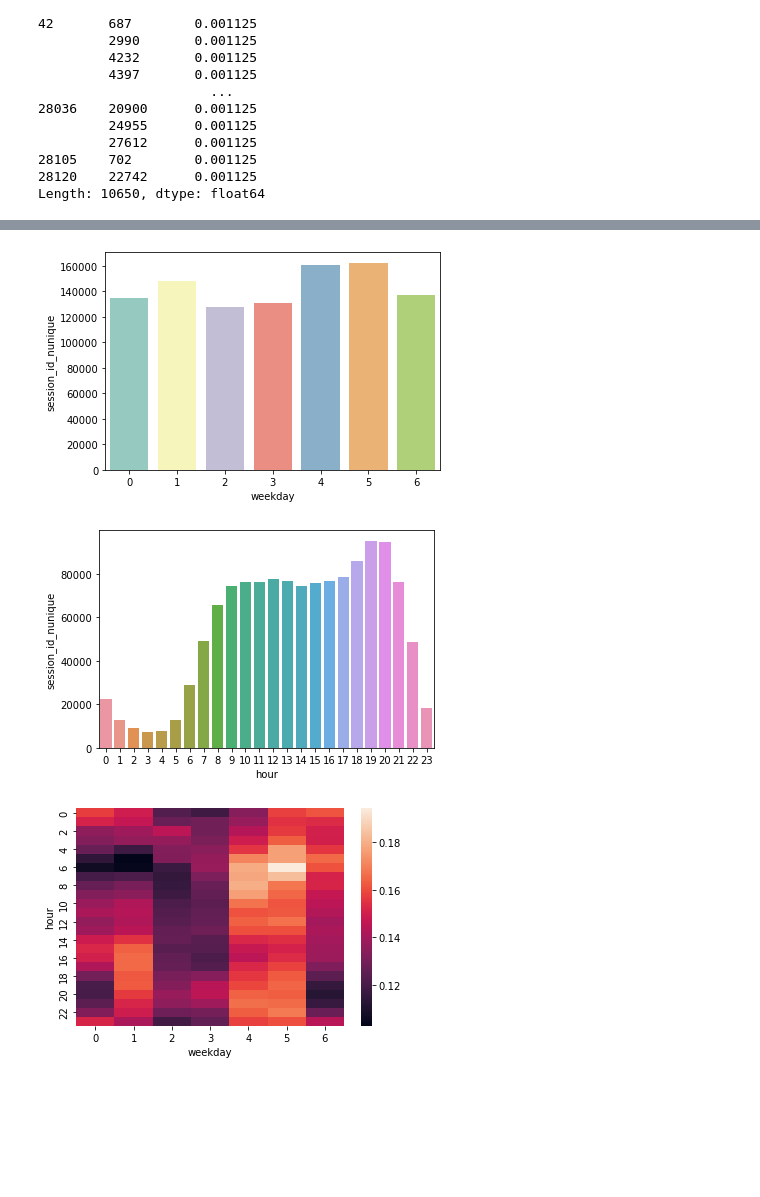
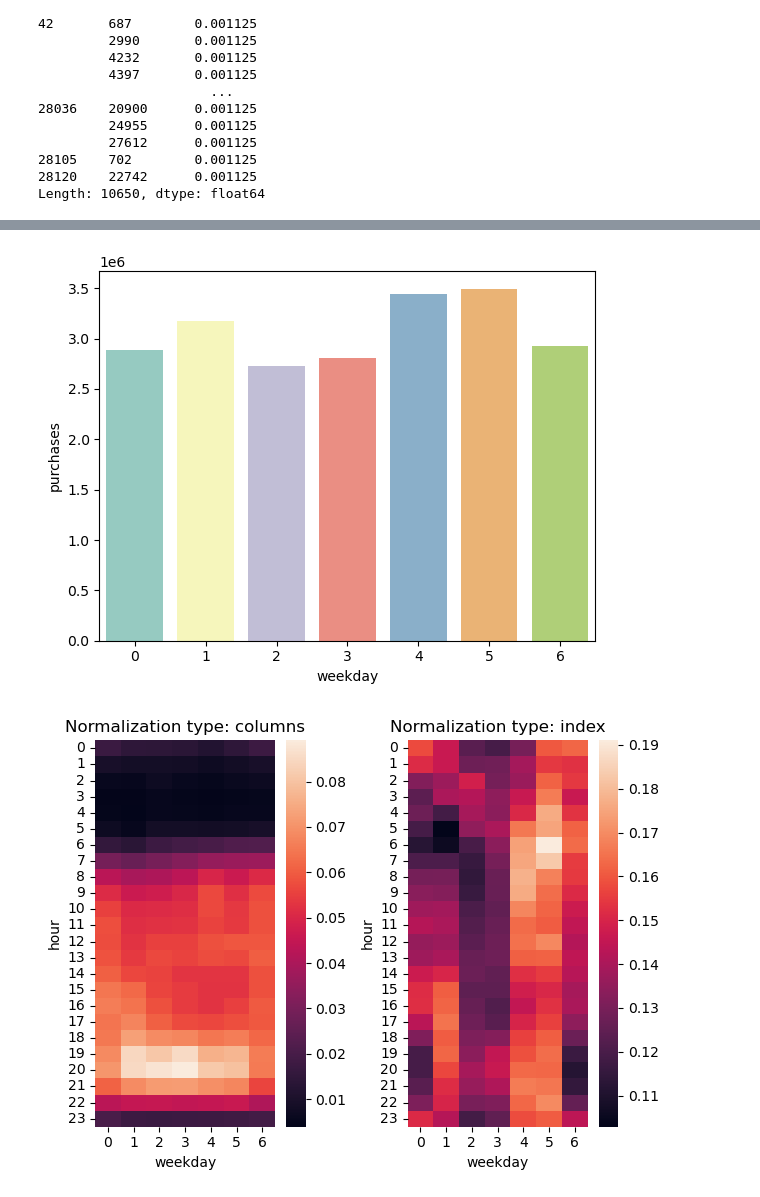
Before and after one commit to stavco9/rs-final-project, a Jupyter notebook: recsys2022/Data_analysis/data_analysis.ipynb, the cells around one changed output, grey strips where cells are left out. Cells and saved outputs as stored; diff of their text form; code cells hidden in the pictures; blank space fills up the shorter version.

```diff
--- a/recsys2022/Data_analysis/data_analysis.ipynb
+++ b/recsys2022/Data_analysis/data_analysis.ipynb
@@ -331,32 +396,18 @@ common sessions between the items: 3 out of 2514
 # %%
 # popular seasons
 
 df = full[full["is_train"] == 1]
 df["weekday"] = df["datetime"].dt.weekday
 df["weekend"] = np.where(df["weekday"].isin([5, 6]), 1, 0)
 
-df = df.groupby("weekday").agg({"item_id": ["nunique"], "session_id": ["nunique"]})
-df.columns = ['_'.join(col) for col in df.columns]
+df = df.groupby("weekday").agg({"item_id": "nunique", "session_id": "nunique", "purchase": "sum"}).reset_index()
+df.columns = ["weekday", "n_items", "views", "purchases"]
 
-# number of sessions along the week
-sns.barplot(df.reset_index(), x="weekday", y="session_id_nunique", palette="Set3")
+# number of session purchases along the week (with Monday=0, Sunday=6)
+sns.barplot(df, x="weekday", y="purchases", palette="Set3")
 plt.show()
 # %% [output]
-[figure, old version]
+[figure, new version]
-# %%
-# popular hours
-
-df = full[full["is_train"] == 1]
-df["hour"] = df["datetime"].dt.hour
-
-df = df.groupby("hour").agg({"item_id": ["nunique"], "session_id": ["nunique"]})
-df.columns = ['_'.join(col) for col in df.columns]
-
-# number of sessions along the day
-sns.barplot(df.reset_index(), x="hour", y="session_id_nunique")
-plt.show()
-# %% [output]
-[figure, removed]
 # %%
 # relations between day and hour
 
@@ -364,16 +415,20 @@ df = full[full["is_train"] == 1]
 df["weekday"] = df["datetime"].dt.weekday
 df["hour"] = df["datetime"].dt.hour
 
-df = df.groupby(["hour", "weekday"]).agg({"item_id": ["nunique"], "session_id": ["nunique"]})
-df.columns = ['_'.join(col) for col in df.columns]
-df = df.reset_index()
+df = df.groupby(
+    ["hour", "weekday"]).agg({"item_id": "nunique", "session_id": "nunique", "purchase": "sum"}).reset_index()
+df.columns = ["hour", "weekday", "n_items", "views", "purchases"]
 
-matrix = pd.crosstab(index=df['hour'], columns=df['weekday'], values=df['session_id_nunique'], aggfunc="sum",
-                     normalize='index')
-sns.heatmap(matrix)
+fig, axes = plt.subplots(1,2)
+for i, norm_type in enumerate(['columns', 'index']):
+    matrix = pd.crosstab(index=df['hour'], columns=df['weekday'], values=df['purchases'], aggfunc="sum",
+                         normalize=norm_type)
+    sns.heatmap(matrix, ax=axes[i])
+    axes[i].title.set_text(f"Normalization type: {norm_type}")
+plt.tight_layout()
 plt.show()
 # %% [output]
-[figure, old version]
+[figure, new version]
 # %%
 # number of sessions over time
 
```
Also changed, not shown: parts of 29 cells of this notebook.
